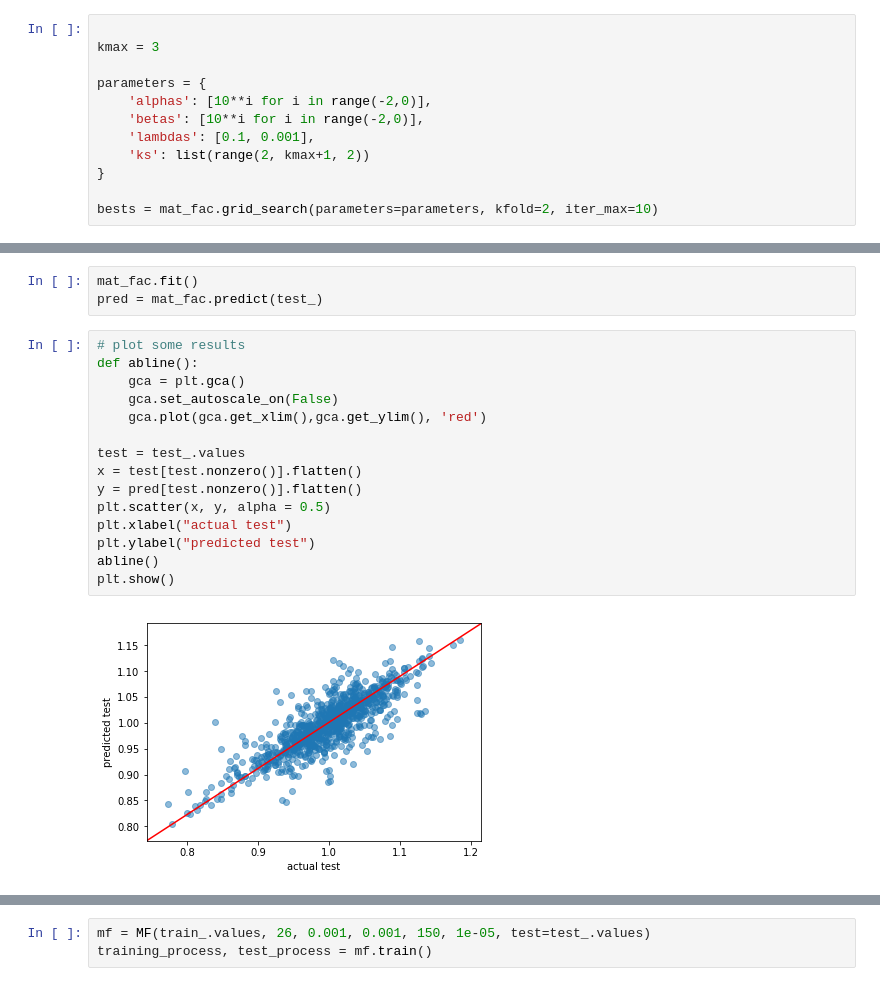
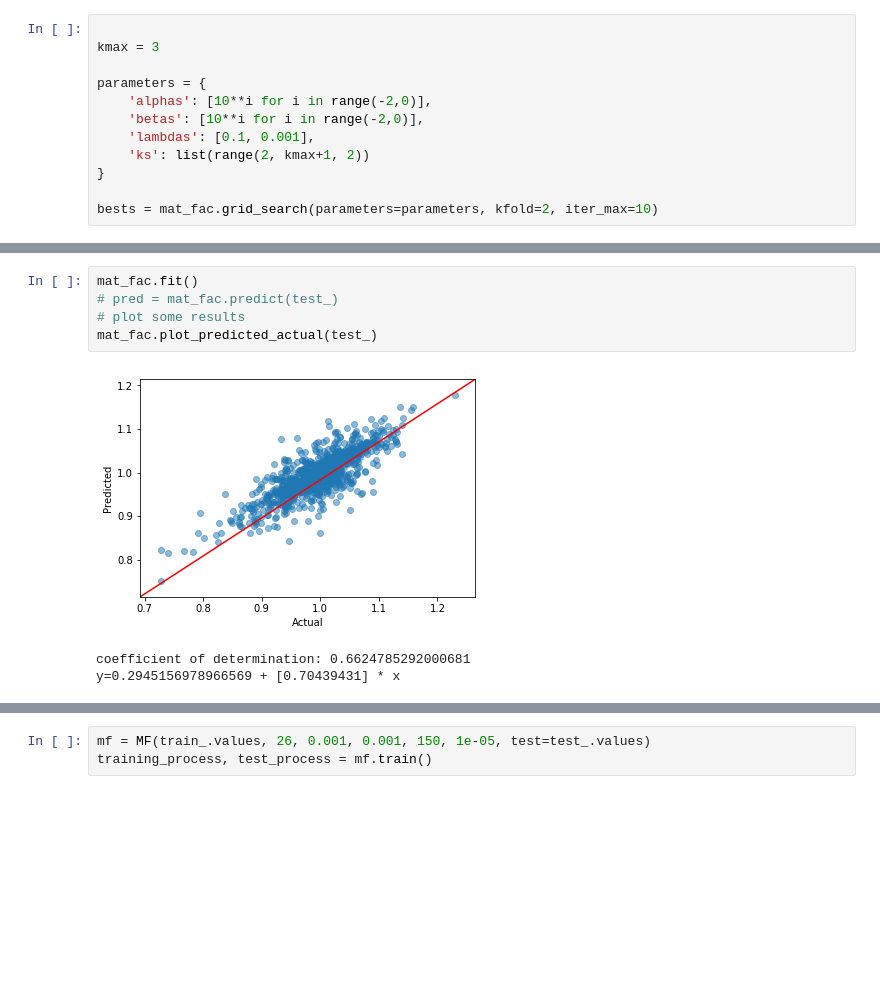
Before and after one commit to MartinBagaram/RecommendationSystem_MF-, a Jupyter notebook: notebooks/syngenta_data_exploration.ipynb, the cells around one changed output, grey strips where cells are left out. Drawn from its saved outputs; the diff is of its cells as text; blank space fills up the shorter version.

Commit message:
added functions for plotting results. Need to work on the documentation

```diff
--- a/notebooks/syngenta_data_exploration.ipynb
+++ b/notebooks/syngenta_data_exploration.ipynb
@@ -105,20 +50,9 @@ dtype: object
 # %%
 mat_fac.fit()
-pred = mat_fac.predict(test_)
+# pred = mat_fac.predict(test_)
+# plot some results
+mat_fac.plot_predicted_actual(test_)
+# %% [output]
+[figure, added]
+coefficient of determination: 0.6624785292000681
+y=0.2945156978966569 + [0.70439431] * x
-# %%
-# plot some results
-def abline():
-    gca = plt.gca()
-    gca.set_autoscale_on(False)
-    gca.plot(gca.get_xlim(),gca.get_ylim(), 'red')
-
-test = test_.values
-x = test[test.nonzero()].flatten()
-y = pred[test.nonzero()].flatten()
-plt.scatter(x, y, alpha = 0.5)
-plt.xlabel("actual test")
-plt.ylabel("predicted test")
-abline()
-plt.show()
-# %% [output]
-[figure, removed]
```
Also changed, not shown: parts of 80 cells of this notebook, 1 other file.
